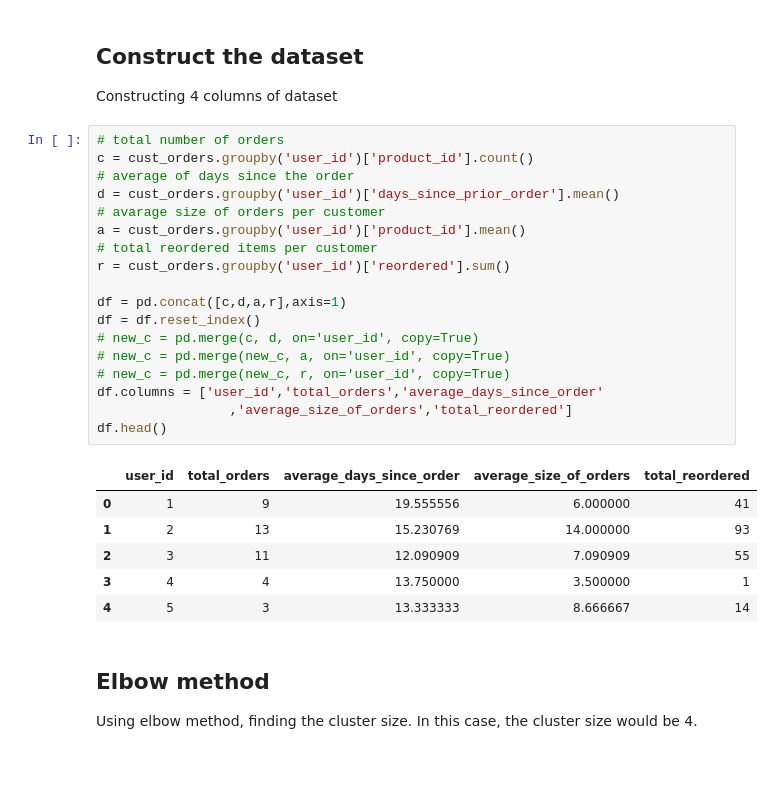
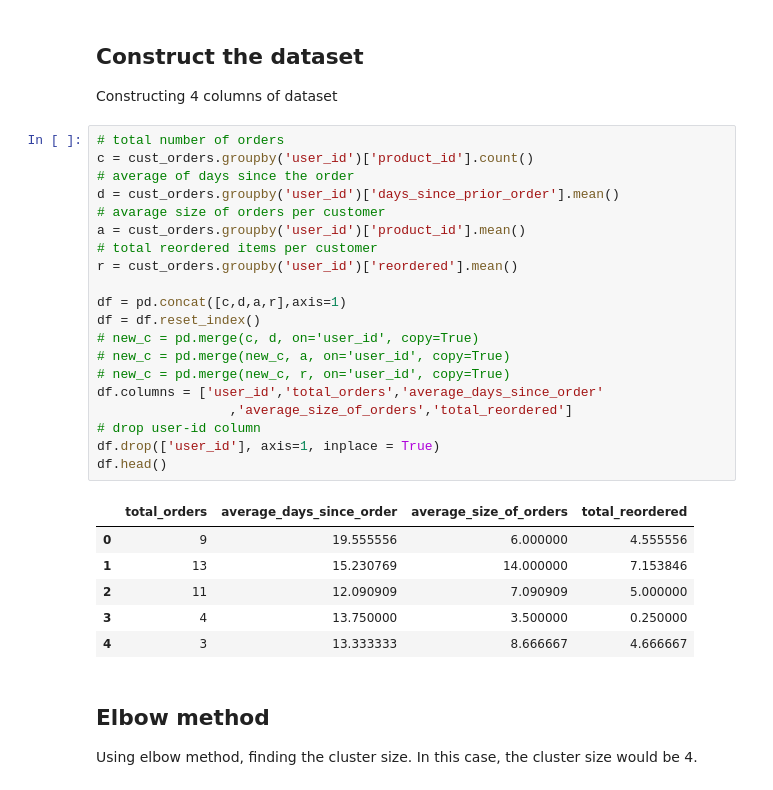
Before and after one commit to donkimc/Instacart_capstone, a Jupyter notebook: instacart_datalab.ipynb, the cells around one changed output. Cells and saved outputs as stored; diff of their text form.

```diff
--- a/instacart_datalab.ipynb
+++ b/instacart_datalab.ipynb
@@ -462,28 +485,30 @@ Constructing 4 columns of dataset
 # %%
 # total number of orders
 c = cust_orders.groupby('user_id')['product_id'].count()
 # average of days since the order
 d = cust_orders.groupby('user_id')['days_since_prior_order'].mean()
 # avarage size of orders per customer
 a = cust_orders.groupby('user_id')['product_id'].mean()
 # total reordered items per customer
-r = cust_orders.groupby('user_id')['reordered'].sum()
+r = cust_orders.groupby('user_id')['reordered'].mean()
 
 df = pd.concat([c,d,a,r],axis=1)
 df = df.reset_index()
 # new_c = pd.merge(c, d, on='user_id', copy=True)
 # new_c = pd.merge(new_c, a, on='user_id', copy=True)
 # new_c = pd.merge(new_c, r, on='user_id', copy=True)
 df.columns = ['user_id','total_orders','average_days_since_order'
                  ,'average_size_of_orders','total_reordered']
+# drop user-id column
+df.drop(['user_id'], axis=1, inplace = True)
 df.head()
 # %% [output]
-|  | user_id | total_orders | average_days_since_order | average_size_of_orders | total_reordered |
-| 0 | 1 | 9 | 19.555556 | 6.000000 | 41 |
-| 1 | 2 | 13 | 15.230769 | 14.000000 | 93 |
-| 2 | 3 | 11 | 12.090909 | 7.090909 | 55 |
-| 3 | 4 | 4 | 13.750000 | 3.500000 | 1 |
-| 4 | 5 | 3 | 13.333333 | 8.666667 | 14 |
+|  | total_orders | average_days_since_order | average_size_of_orders | total_reordered |
+| 0 | 9 | 19.555556 | 6.000000 | 4.555556 |
+| 1 | 13 | 15.230769 | 14.000000 | 7.153846 |
+| 2 | 11 | 12.090909 | 7.090909 | 5.000000 |
+| 3 | 4 | 13.750000 | 3.500000 | 0.250000 |
+| 4 | 3 | 13.333333 | 8.666667 | 4.666667 |
 # %% [markdown]
 ## Elbow method
 Using elbow method, finding the cluster size.
```
Also changed, not shown: parts of 48 cells of this notebook.
